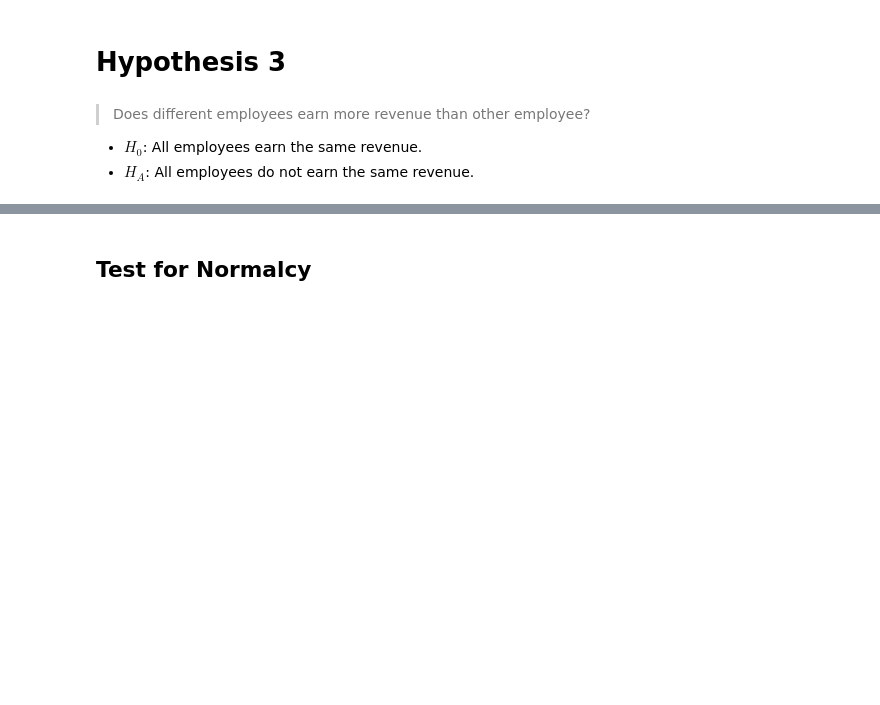
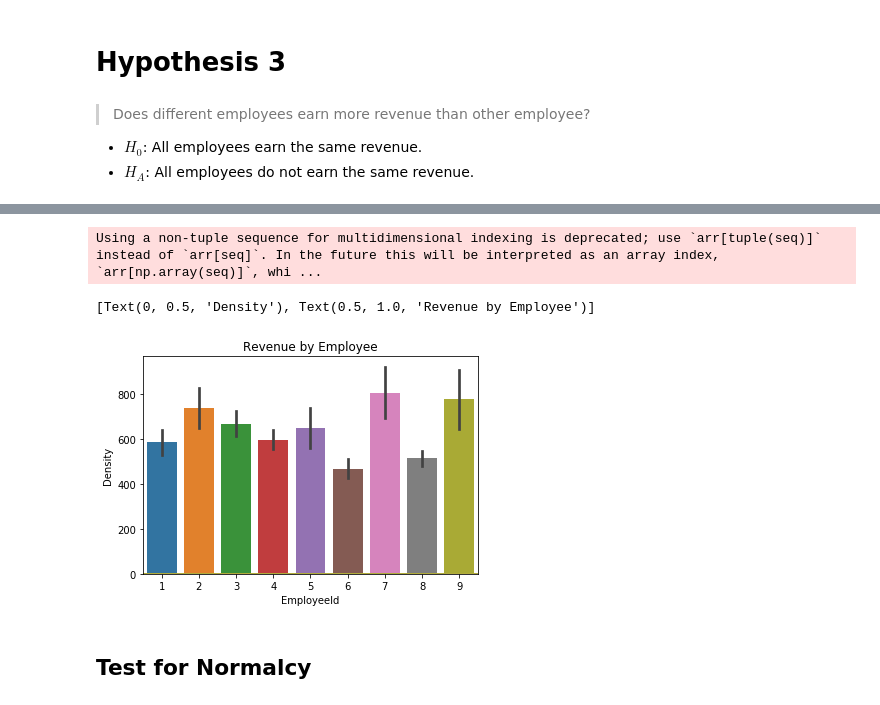
Before and after one commit to jdsmithwes/hypothesis_testing_workflow_python, a Jupyter notebook: student.ipynb, the cells around one changed output, grey strips where cells are left out. Saved outputs shown, nothing was run; the diff lists cells and outputs as text; code cells hidden in the pictures; blank space fills up the shorter version.

Commit message:
Update student.ipynb
Full ANOVA & Tukey modey

```diff
--- a/student.ipynb
+++ b/student.ipynb
@@ -531,0 +639,5 @@ df['RealAge'].mean()
+# %%
+## To better organize data based on whether an item was full-priced or not, we can create dictionaries
+groups = {}
+for grp_name in df_final['EmployeeId'].unique():
+    groups[grp_name] = df_final.groupby('EmployeeId').get_group(grp_name)['Revenue']
@@ -531,0 +652,5 @@ df['RealAge'].mean()
+# %%
+for k,v in groups.items():
+    idx_out = find_outliers_Z(v)
+    print(f'There are {idx_out} outliers present in {grp_name} using Z-Score')
+    groups[k] = v[~idx_out]
@@ -532,3 +675,15 @@ df['RealAge'].mean()
+# %%
+for k,v in groups.items():
+    sns.distplot(v,label = k)
+sns.barplot(data=df_final, x='EmployeeId', y='Revenue',ci=68)
+ax = plt.gca()
+#ax.legend()
+#ax.set_xticklabels(ax.get_xticklabels(),rotation = 45,ha = 'right')
+ax.set(title = 'Revenue by Employee',ylabel='Density')
+# %% [output]
+Using a non-tuple sequence for multidimensional indexing is deprecated; use `arr[tuple(seq)]` instead of `arr[seq]`. In the future this will be interpreted as an array index, `arr[np.array(seq)]`, whi ...
+[Text(0, 0.5, 'Density'), Text(0.5, 1.0, 'Revenue by Employee')]
+[figure, added]
 # %% [markdown]
 ## Test for Normalcy
 # %%
```
Also changed, not shown: parts of 37 cells of this notebook.
